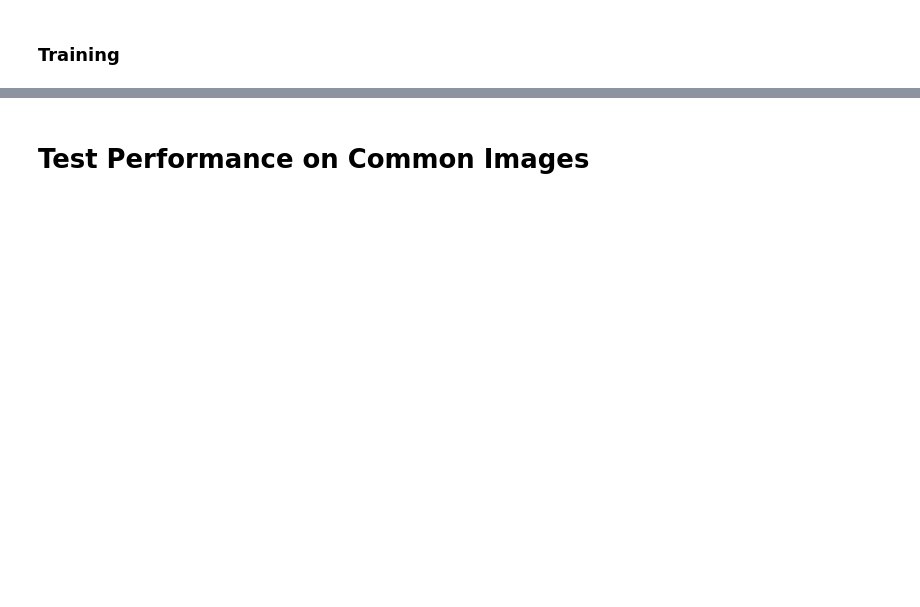
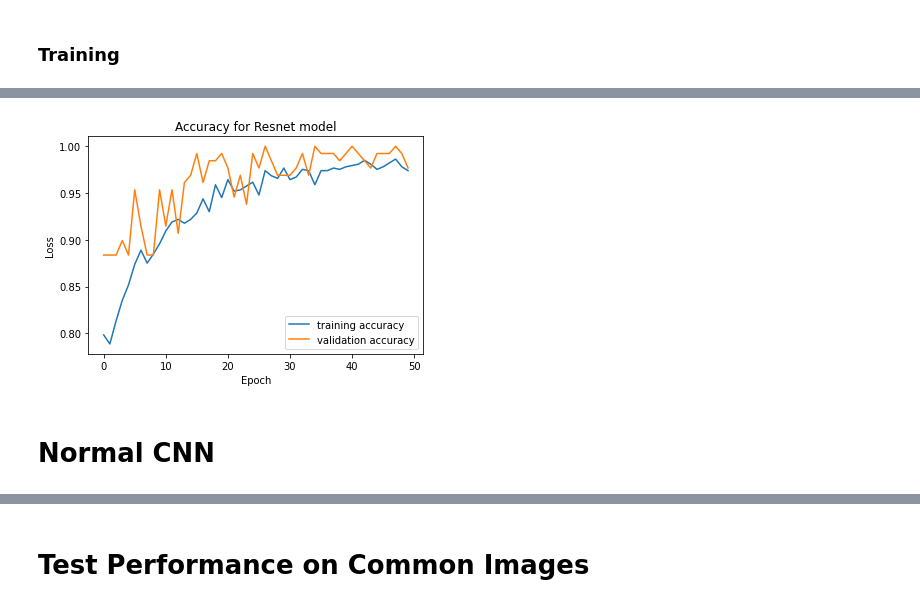
Before and after one commit to KenzaB27/segmentation-of-pelvic-bone, a Jupyter notebook: src/resnet.ipynb, the cells around one changed output, grey strips where cells are left out. Saved outputs shown, nothing was run; the diff lists cells and outputs as text; code cells hidden in the pictures; blank space fills up the shorter version.

```diff
--- a/src/resnet.ipynb
+++ b/src/resnet.ipynb
@@ -168,9 +169,13 @@ plt.show()
 # %%
 plt.figure()
 plt.plot(history.history["acc"], label="training accuracy")
 plt.plot(history.history["val_acc"], label="validation accuracy")
-plt.title("Accuracy for Inception model")
+plt.title("Accuracy for Resnet model")
 plt.xlabel("Epoch")
 plt.ylabel("Loss")
 plt.legend()
 plt.show()
+# %% [output]
+[figure, added]
+# %% [markdown]
+# Normal CNN
```
Also changed, not shown: parts of 11 cells of this notebook.
